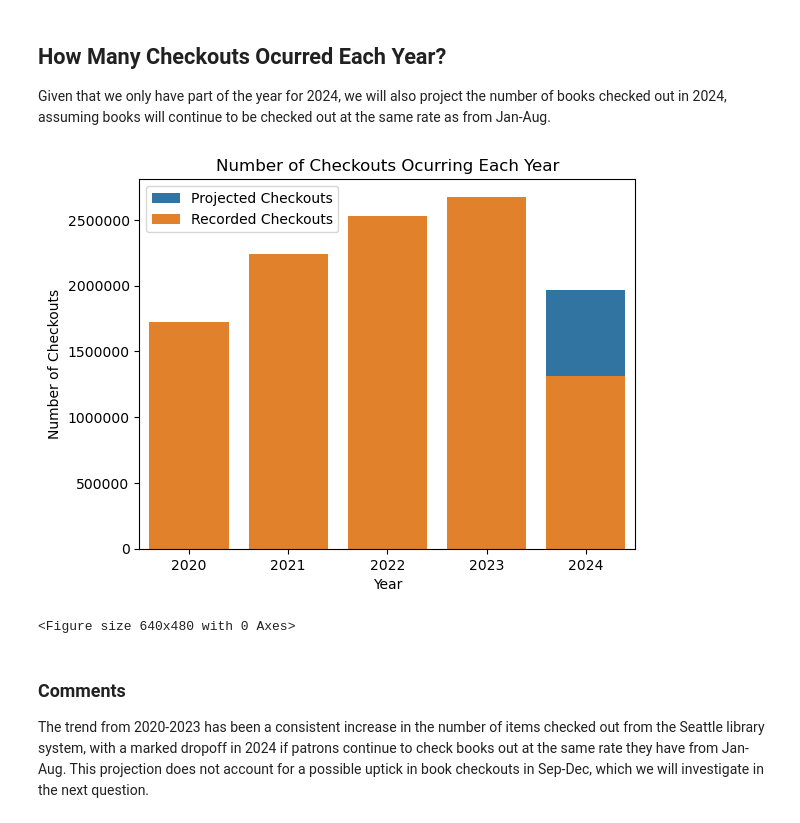
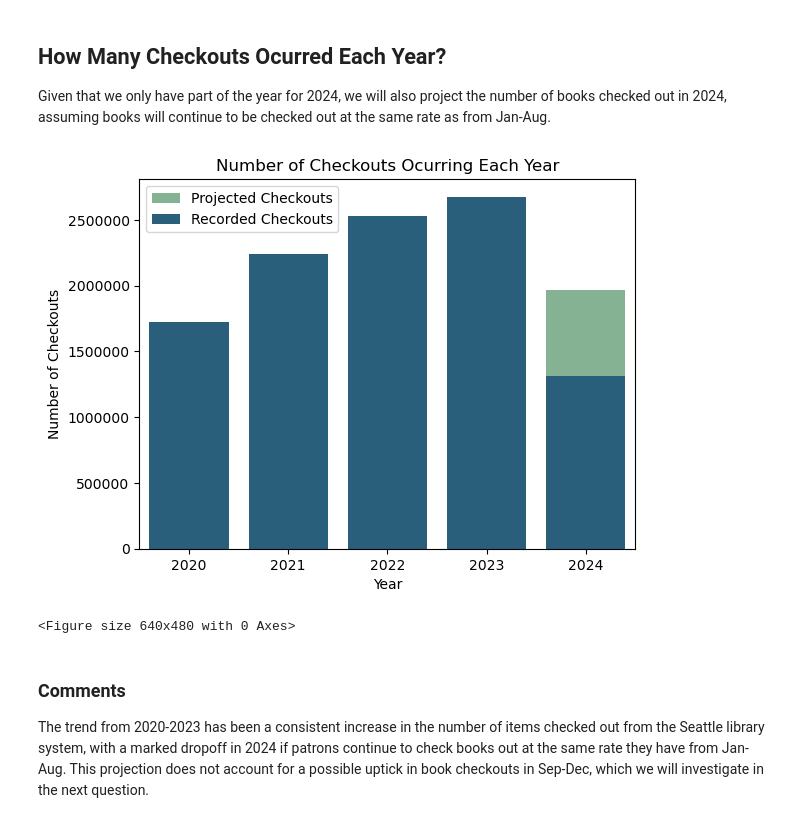
Before and after one commit to grace-blip/Seattle-Library-Project, a Jupyter notebook: Seattle_Library_Analysis.ipynb, the cells around one changed output. Saved outputs shown, nothing was run; the diff lists cells and outputs as text; code cells hidden in the pictures.

```diff
--- a/Seattle_Library_Analysis.ipynb
+++ b/Seattle_Library_Analysis.ipynb
@@ -51,22 +50,21 @@ Given that we only have part of the year for 2024, we will also project the numb
 checkouts_per_year = checkouts[['CheckoutYear','Title']].groupby(by='CheckoutYear', as_index=False).count().rename(columns={'Title':'CheckoutCount'})
 checkouts_per_year["ProjectedCheckoutCount"]= 0
 checkouts_per_year.loc[checkouts_per_year['CheckoutYear'] == 2024, 'ProjectedCheckoutCount'] = int(1.5*(checkouts_per_year.loc[checkouts_per_year['CheckoutYear'] == 2024, 'CheckoutCount']).iloc[0])
-
-
-sns.barplot(data = checkouts_per_year, x = 'CheckoutYear', y = 'ProjectedCheckoutCount', label = 'Projected Checkouts')
-sns.barplot(data = checkouts_per_year, x = 'CheckoutYear', y = 'CheckoutCount', label = 'Recorded Checkouts')
-sns.set_palette('Dark2')
-plt.title('Number of Checkouts Ocurring Each Year')
-plt.xlabel('Year')
-plt.ylabel('Number of Checkouts')
-plt.ticklabel_format(style='plain', axis='y')
-
-
-plt.show()
-plt.clf()
-# %% [output]
-[figure, removed]
-<Figure size 640x480 with 0 Axes>
+# %%
+palette = sns.color_palette(palette='crest')
+
+sns.barplot(data = checkouts_per_year, x = 'CheckoutYear', y = 'ProjectedCheckoutCount', label = 'Projected Checkouts', color = palette[0])
+sns.barplot(data = checkouts_per_year, x = 'CheckoutYear', y = 'CheckoutCount', label = 'Recorded Checkouts', color = palette[4])
+plt.title('Number of Checkouts Ocurring Each Year')
+plt.xlabel('Year')
+plt.ylabel('Number of Checkouts')
+plt.ticklabel_format(style='plain', axis='y')
+
+plt.show()
+plt.clf()
+# %% [output]
+[figure, added]
+<Figure size 640x480 with 0 Axes>
 # %% [markdown]
 ### Comments
 
```
Also changed, not shown: parts of 16 cells of this notebook.
